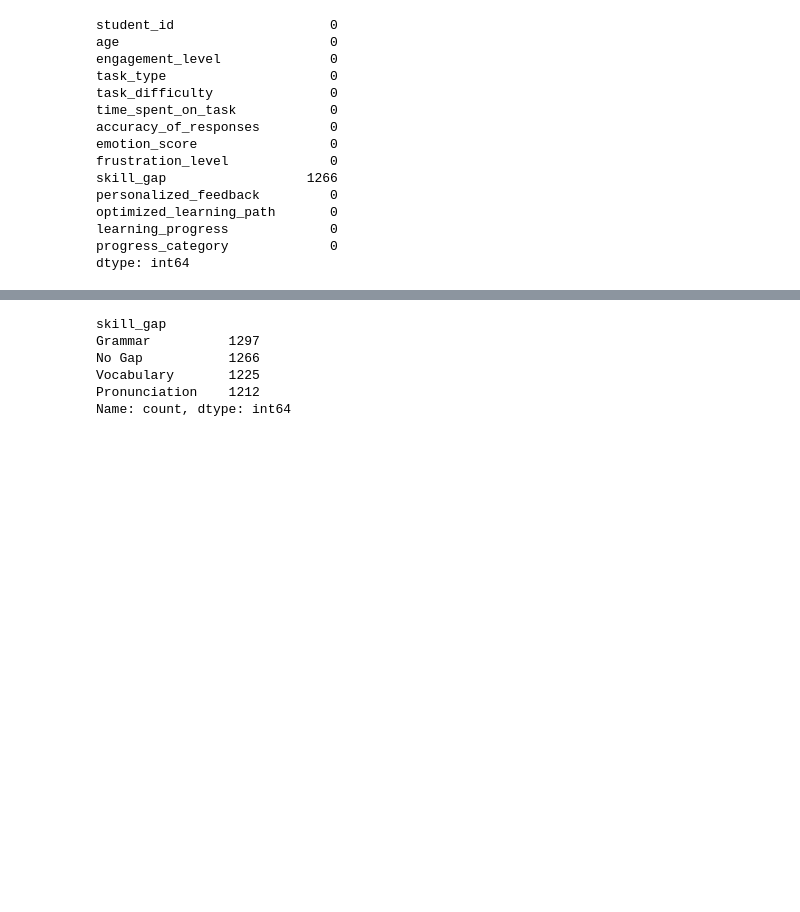
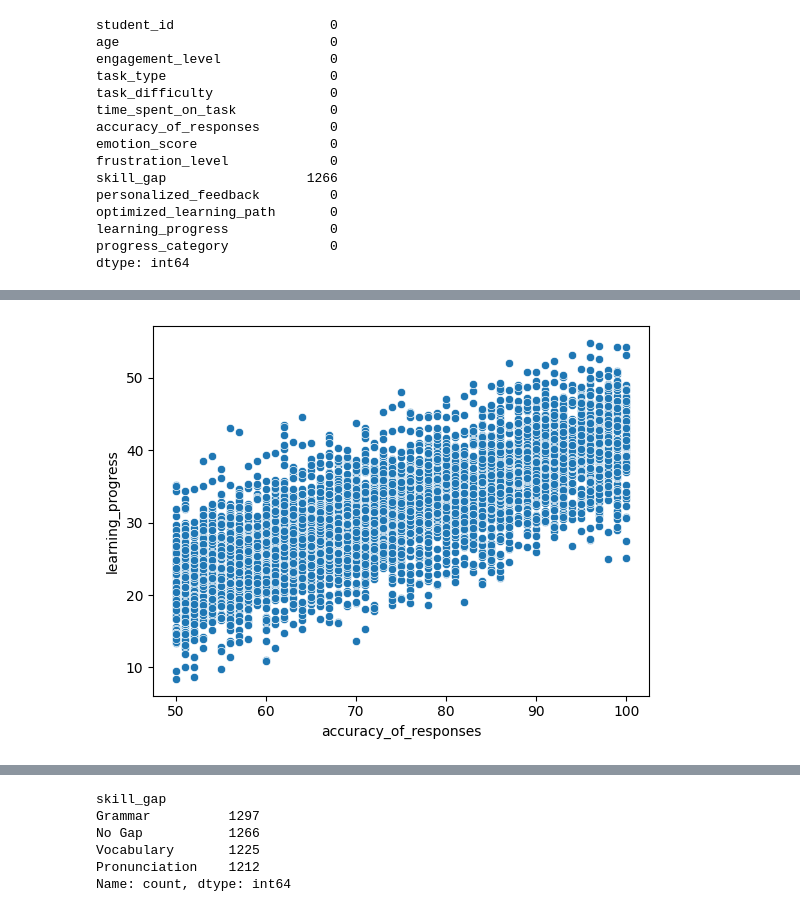
Before and after one commit to ArthurHastings/IntelligentClassroom, a Jupyter notebook: Proiect feb (1).ipynb, the cells around one changed output, grey strips where cells are left out. Cells and saved outputs as stored; diff of their text form; code cells hidden in the pictures; blank space fills up the shorter version.

```diff
--- a/Proiect feb (1).ipynb
+++ b/Proiect feb (1).ipynb
@@ -84,0 +106,5 @@ dtype: int64
+# %%
+sns.scatterplot(data=data, x="accuracy_of_responses", y="learning_progress")
+plt.show()
+# %% [output]
+[figure, added]
```
Also changed, not shown: parts of 10 cells of this notebook.
